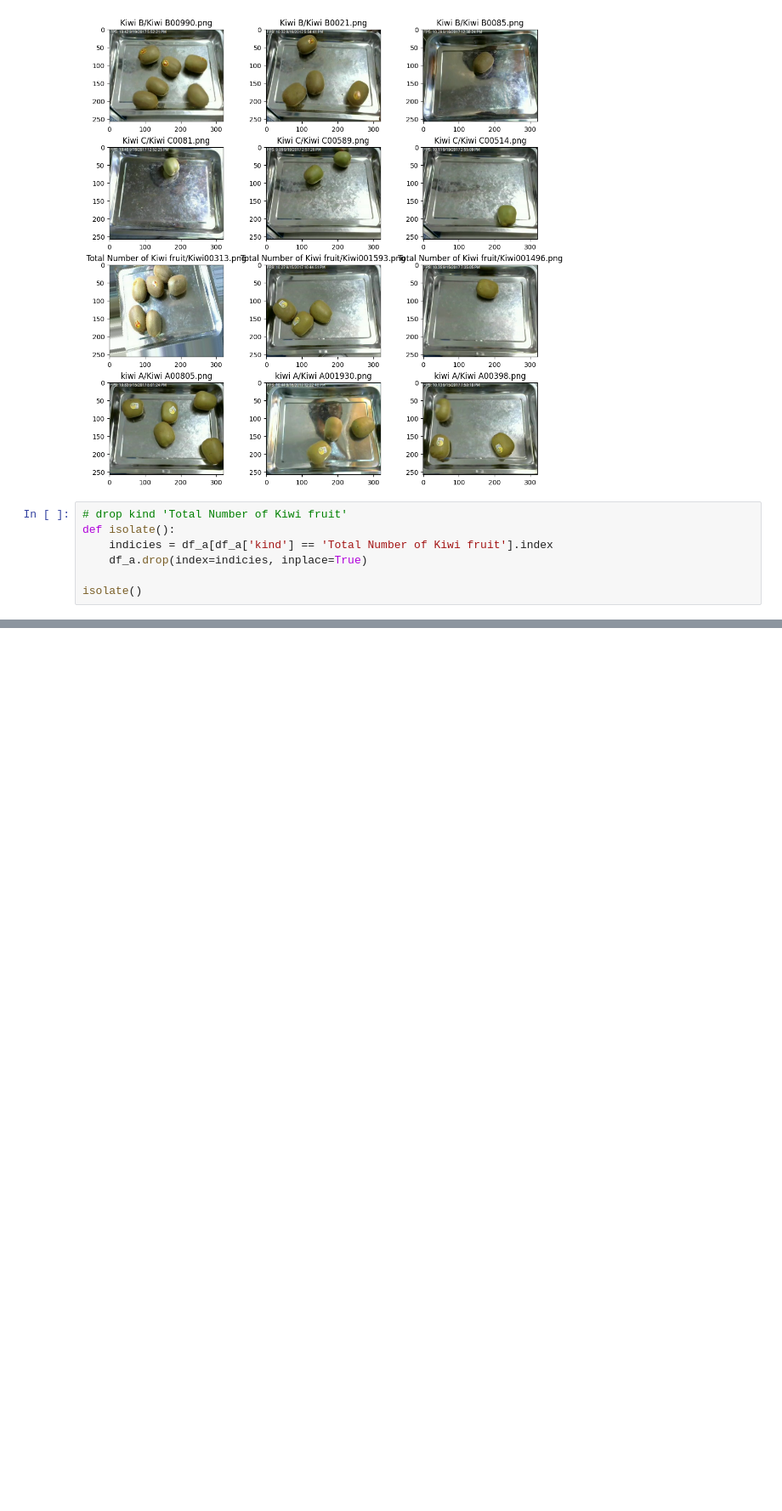
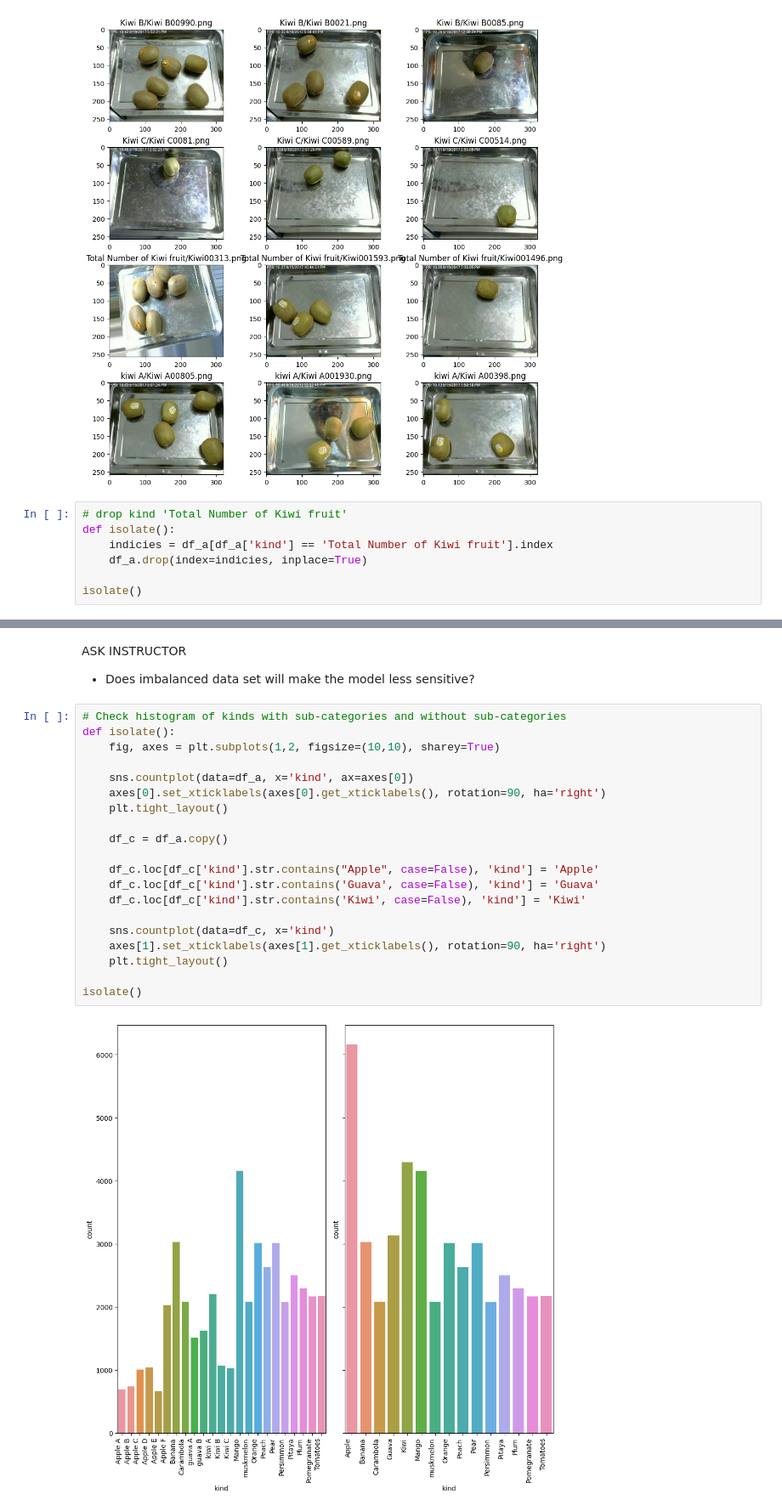
Before and after one commit to jasonrichdarmawan/p2-ml2, a Jupyter notebook: h8dsft_P2M2_jason_rich_darmawan_onggo_putra.ipynb, the cells around one changed output, grey strips where cells are left out. Shown at 85% size. Saved outputs shown, nothing was run; the diff lists cells and outputs as text; blank space fills up the shorter version.

```diff
--- a/h8dsft_P2M2_jason_rich_darmawan_onggo_putra.ipynb
+++ b/h8dsft_P2M2_jason_rich_darmawan_onggo_putra.ipynb
@@ -181,0 +223,25 @@ isolate()
+# %% [markdown]
+ASK INSTRUCTOR
+- Does imbalanced data set will make the model less sensitive?
+# %%
+# Check histogram of kinds with sub-categories and without sub-categories
+def isolate():
+    fig, axes = plt.subplots(1,2, figsize=(10,10), sharey=True)
+
+    sns.countplot(data=df_a, x='kind', ax=axes[0])
+    axes[0].set_xticklabels(axes[0].get_xticklabels(), rotation=90, ha='right')
+    plt.tight_layout()
+
+    df_c = df_a.copy()
+
+    df_c.loc[df_c['kind'].str.contains("Apple", case=False), 'kind'] = 'Apple'
+    df_c.loc[df_c['kind'].str.contains('Guava', case=False), 'kind'] = 'Guava'
+    df_c.loc[df_c['kind'].str.contains('Kiwi', case=False), 'kind'] = 'Kiwi'
+
+    sns.countplot(data=df_c, x='kind')
+    axes[1].set_xticklabels(axes[1].get_xticklabels(), rotation=90, ha='right')
+    plt.tight_layout()
+
+isolate()
+# %% [output]
+[figure, added]
```
Also changed, not shown: parts of 6 cells of this notebook.
